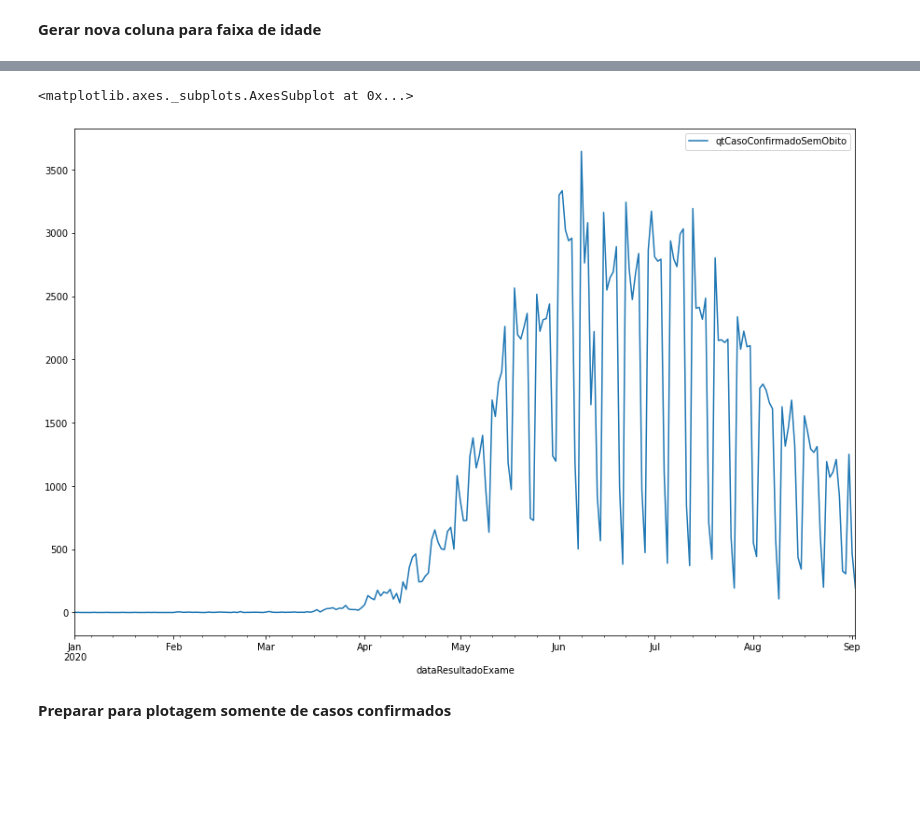
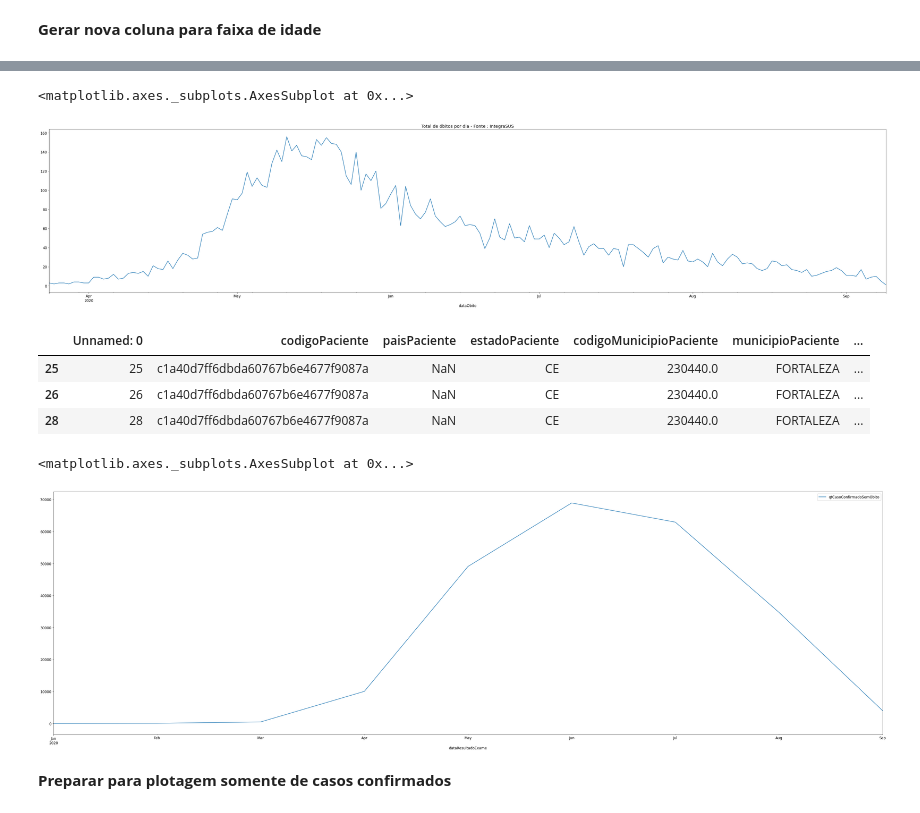
Before and after one commit to ominivac/analise_integraSUS, a Jupyter notebook: Analise_de_dados_do_IntegraSUS.ipynb, the cells around one changed output, grey strips where cells are left out. Saved outputs shown, nothing was run; the diff lists cells and outputs as text; code cells hidden in the pictures; blank space fills up the shorter version.

```diff
--- a/Analise_de_dados_do_IntegraSUS.ipynb
+++ b/Analise_de_dados_do_IntegraSUS.ipynb
@@ -256,8 +123,11 @@ df[ df['obitoConfirmado'] == True ]
 #df_confirmados = df[ (df['resultadoFinalExame'] == 'Positivo') & (df['dataObito'].isnull()) ]
 #df_confirmados.head()
 
+# Por esse método os casos confirmados so aparecem depois das primeiras datas de óbito, o que parece ser indicio de delay
+#df_confirmados = df[ (df['resultadoFinalExame'] == 'Positivo') & (df['evolucaoCasoSivep'] != 'Óbito' ) ]
+#df_confirmados.head()
 
-df_confirmados = df[ (df['resultadoFinalExame'] == 'Positivo') & (df['evolucaoCasoSivep'] != 'Óbito' ) ]
-df_confirmados.head()
+df_confirmados = df[ (df['qtCasoConfirmadoSemObito'] == 1)  ]
+df_confirmados
 # %% [output]
 |  | Unnamed: 0 | codigoPaciente | paisPaciente | estadoPaciente | codigoMunicipioPaciente | municipioPaciente | ... |
@@ -307,0 +168,4 @@ df_obito
+# %%
+# Criar campo para casos confirmados sem óbitos totais de um mesmo dia
+df_confirmados['acumuladoPorDia'] = df_confirmados['qtCasoConfirmadoSemObito'].groupby(df['dataResultadoExame']).transform('sum')
+df_confirmados
@@ -307,0 +255,7 @@ df_obito
+# %%
+plt.plot( new_df_obit['dataObito'], new_df_obit['totalAcumulado'] )
+plt.title('Total acumulado de óbitos no perido março - set/2020')
+matplotlib.rcParams.update({'font.size': 12})
+plt.rcParams["figure.figsize"] = (10,8)
+plt.ylabel('Nº de óbitos');
+plt.show()
@@ -307,0 +266,7 @@ df_obito
+# %%
+plt.plot( new_df_casos_confirm['dataResultadoExame'], new_df_casos_confirm['totalAcumulado'] )
+plt.title('Total acumulado de casos confirmados no perido março - set/2020')
+matplotlib.rcParams.update({'font.size': 12})
+plt.rcParams["figure.figsize"] = (10,8)
+plt.ylabel('Nº de óbitos');
+plt.show()
@@ -314,9 +318,22 @@ df_obito.groupby(pd.Grouper(key='dataObito',freq='D')).agg({'qtObito':'sum'}).pl
+# %%
+gr_grafico_acumulado_ob_dia = group_acumulado_ob_dia['dataObito'].count()
+gr_grafico_acumulado_ob_dia.plot( figsize=(50,10), title = 'Total de óbitos por dia - Fonte : IntegraSUS')
+# %% [output]
+<matplotlib.axes._subplots.AxesSubplot at 0x...>
+[figure, added]
+# %%
+df_confirmados.head(3)
+# %% [output]
+|  | Unnamed: 0 | codigoPaciente | paisPaciente | estadoPaciente | codigoMunicipioPaciente | municipioPaciente | ... |
+| 25 | 25 | c1a40d7ff6dbda60767b6e4677f9087a | NaN | CE | 230440.0 | FORTALEZA | ... |
+| 26 | 26 | c1a40d7ff6dbda60767b6e4677f9087a | NaN | CE | 230440.0 | FORTALEZA | ... |
+| 28 | 28 | c1a40d7ff6dbda60767b6e4677f9087a | NaN | CE | 230440.0 | FORTALEZA | ... |
 # %%
   # agrupar por mes a qtde de casos confirmados SEM óbito e plotar
-df_confirmados.groupby(pd.Grouper(key='dataResultadoExame',freq='D')).agg({'qtCasoConfirmadoSemObito':'sum'}).plot(figsize=(15, 10))
+df_confirmados.groupby(pd.Grouper(key='dataResultadoExame',freq='M')).agg({'qtCasoConfirmadoSemObito':'sum'}).plot(figsize=(50, 15) )
 # %% [output]
 <matplotlib.axes._subplots.AxesSubplot at 0x...>
-[figure, old version]
+[figure, new version]
 # %% [markdown]
 **Preparar para plotagem somente de casos confirmados**
 # %%
```
Also changed, not shown: parts of 78 cells of this notebook.
